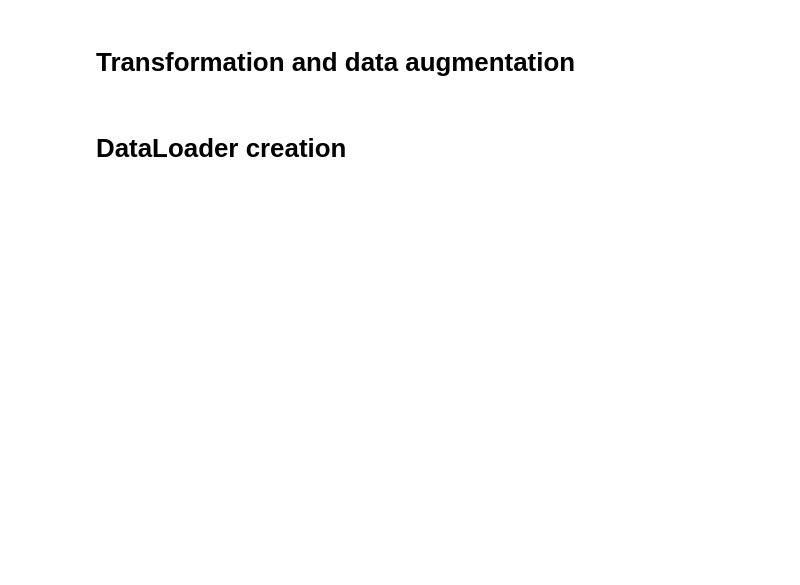
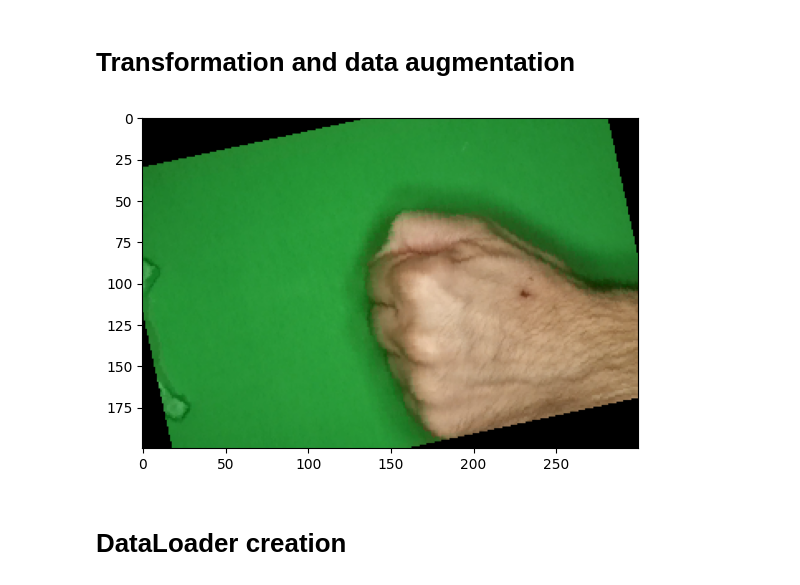
Before and after one commit to prometheus404/sm4ml_proj, a Jupyter notebook: rockpaperscissors.ipynb, the cells around one changed output. Drawn from its saved outputs; the diff is of its cells as text; code cells hidden in the pictures; blank space fills up the shorter version.

```diff
--- a/rockpaperscissors.ipynb
+++ b/rockpaperscissors.ipynb
@@ -83,3 +83,28 @@ c
+# %%
+# creation of training and validation folders
+ratio = 0.8
+subfolders = ['rock','paper','scissors']
+
+os.makedirs('train', exist_ok=True)
+os.makedirs('val', exist_ok=True)
+for subfolder in subfolders:
+    subpath = os.path.join(path, subfolder)
+    os.makedirs(os.path.join('train',subfolder))
+    os.makedirs(os.path.join('val',subfolder))
+
+    imgs = os.listdir(subpath)
+    random.shuffle(imgs)
+
+    train_size = int(0.8 * len(imgs))
+    val_size = len(imgs) - train_size
+
+    train_imgs = imgs[:train_size]
+    val_imgs = imgs[train_size:]
+
+    for img in train_imgs:
+        shutil.copy(os.path.join(subpath,img), os.path.join('train',subfolder,img))
+    for img in val_imgs:
+        shutil.copy(os.path.join(subpath,img), os.path.join('val',subfolder,img))
 # %% [markdown]
 # Transformation and data augmentation
 # %%
@@ -96,3 +121,9 @@ train_transform = transforms.Compose([
 ])
+# %%
+transformed_img = train_transform(img)
+plt.imshow(transformed_img.permute(1,2,0))
+plt.show()
+# %% [output]
+[figure, added]
 # %% [markdown]
 # DataLoader creation
```
Also changed, not shown: parts of 7 cells of this notebook.
